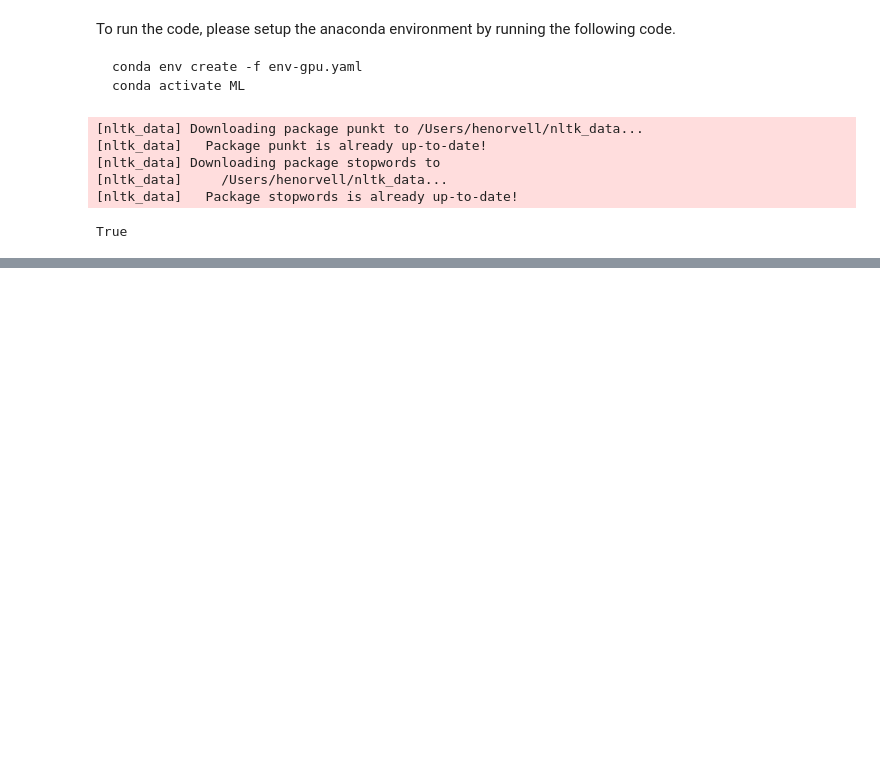
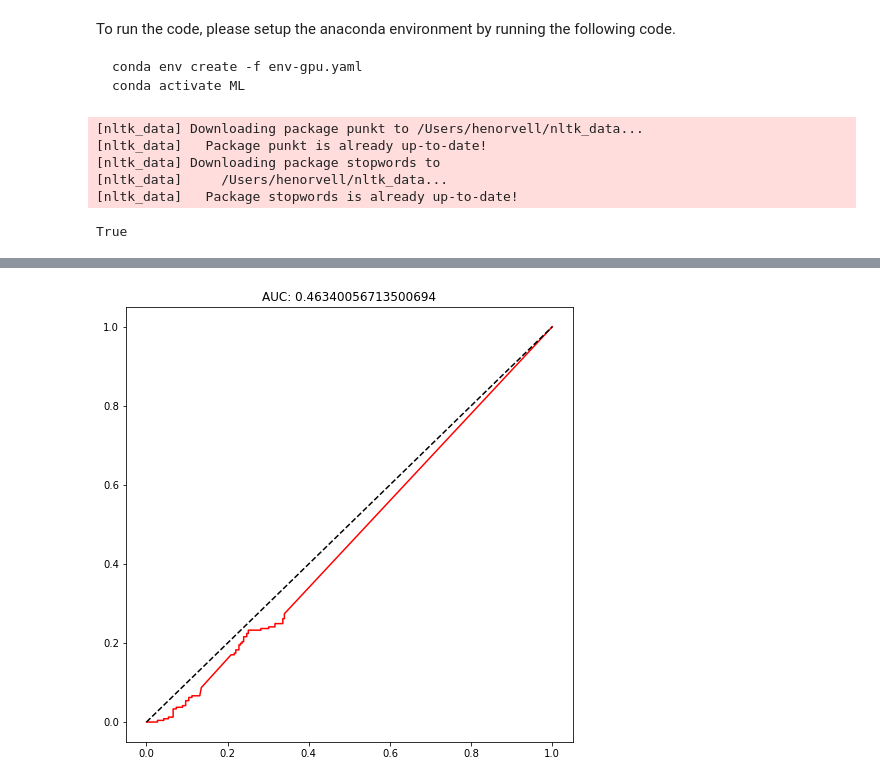
Before and after one commit to comword/TCD20CS4CS7-MLFinal, a Jupyter notebook: appendix_wb_knn.ipynb, the cells around one changed output, grey strips where cells are left out. Drawn from its saved outputs; the diff is of its cells as text; code cells hidden in the pictures; blank space fills up the shorter version.

```diff
--- a/appendix_wb_knn.ipynb
+++ b/appendix_wb_knn.ipynb
@@ -91,0 +166,4 @@ def gaussian_kernel_builder(gamma):
+# %%
+plot_roc(preds_proba[:, 1], y_voted_up[test])
+# %% [output]
+[figure, added]
```
Also changed, not shown: parts of 20 cells of this notebook, 5 other files.
